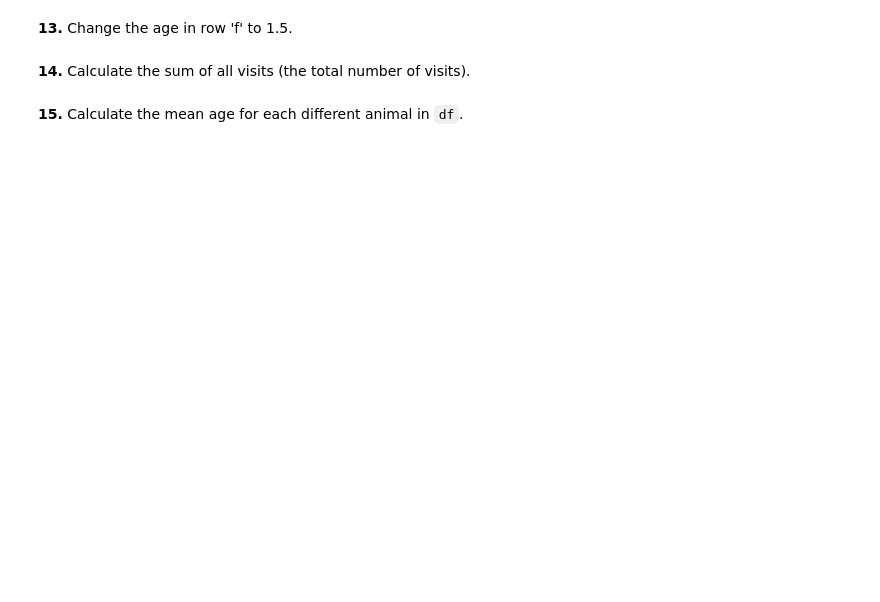
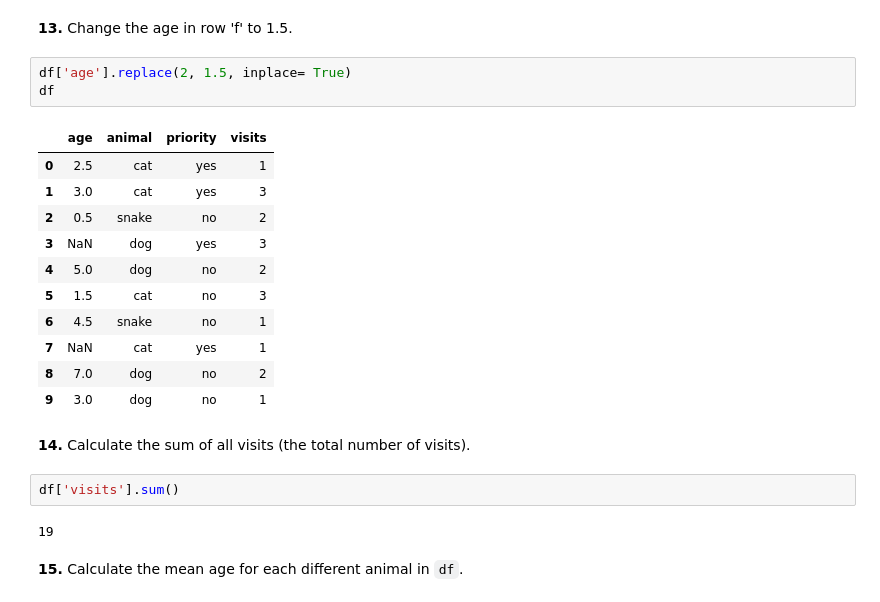
Before and after one commit to LTISH210/100-pandas-puzzles, a Jupyter notebook: 100-pandas-puzzles.ipynb, the cells around one changed output. Cells and saved outputs as stored; diff of their text form; blank space fills up the shorter version.

```diff
--- a/100-pandas-puzzles.ipynb
+++ b/100-pandas-puzzles.ipynb
@@ -133,6 +153,25 @@ SyntaxError: invalid syntax (<ipython-input-51-037665361b5f>, line 1)
 # %% [markdown]
 **13.** Change the age in row 'f' to 1.5.
+# %%
+df['age'].replace(2, 1.5, inplace= True)
+df
+# %% [output]
+|  | age | animal | priority | visits |
+| 0 | 2.5 | cat | yes | 1 |
+| 1 | 3.0 | cat | yes | 3 |
+| 2 | 0.5 | snake | no | 2 |
+| 3 | NaN | dog | yes | 3 |
+| 4 | 5.0 | dog | no | 2 |
+| 5 | 1.5 | cat | no | 3 |
+| 6 | 4.5 | snake | no | 1 |
+| 7 | NaN | cat | yes | 1 |
+| 8 | 7.0 | dog | no | 2 |
+| 9 | 3.0 | dog | no | 1 |
 # %% [markdown]
 **14.** Calculate the sum of all visits (the total number of visits).
+# %%
+df['visits'].sum()
+# %% [output]
+19
 # %% [markdown]
 **15.** Calculate the mean age for each different animal in `df`.
```
Also changed, not shown: parts of 6 cells of this notebook.
